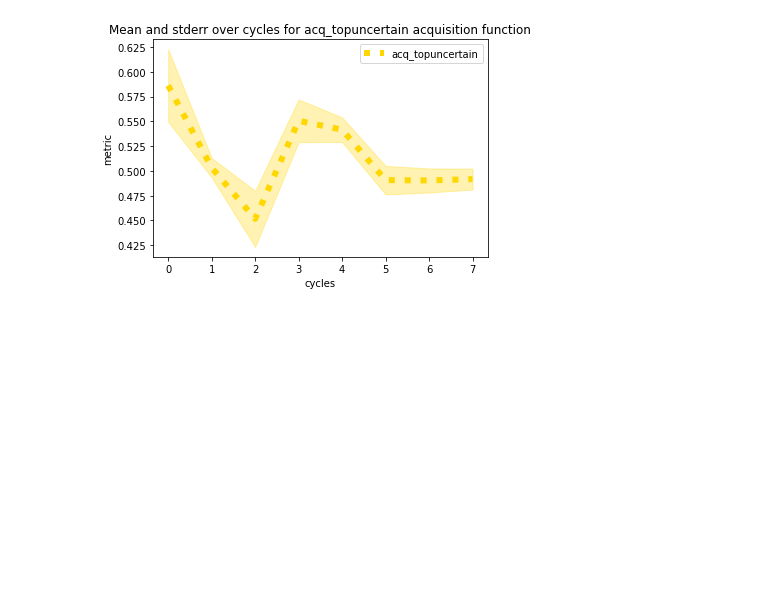
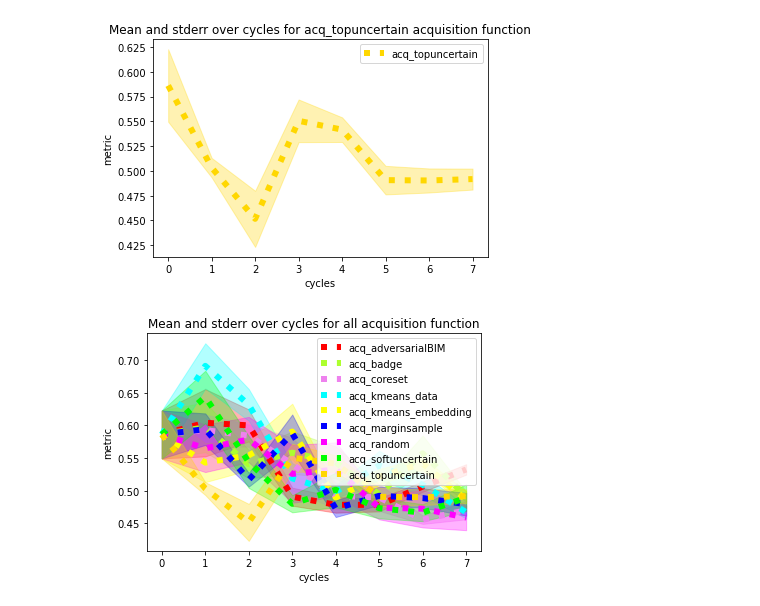
Before and after one commit to genedisco/genedisco, a Jupyter notebook: genedisco/visualization/visualization.ipynb, the cells around one changed output. Cells and saved outputs as stored; diff of their text form; code cells hidden in the pictures; blank space fills up the shorter version.

Commit message:
all acq functions on one figure

```diff
--- a/genedisco/visualization/visualization.ipynb
+++ b/genedisco/visualization/visualization.ipynb
@@ -152,3 +152,33 @@ for i in range(len(dfs)):
 [figure]
 [figure]
 [figure]
+# %%
+def plot_acq_together(df,acq_name,color):
+    D=df.to_numpy()
+    sems = np.std(D, axis=1, ddof=1) / np.sqrt(np.size(D))
+    means =np.mean(D, axis = 1)
+
+
+    plt.xlabel('cycles')
+    plt.ylabel('metric')
+    plt.title('Mean and stderr over cycles for all acquisition functions')
+
+    plt.plot([0,1,2,3,4,5,6,7],
+                        means,
+                        lw=6,
+                        ls=":", label=acq_name, color=color
+                    )
+
+    plt.fill_between(x=[0,1,2,3,4,5,6,7],
+                        y1=means - 1.96 * sems,
+                        y2=means + 1.96 * sems,
+                        alpha=0.3, color=color
+                    )
+    plt.legend(loc='best')
+    plt.savefig(f'plot_{acq_name}.jpg')
+# %%
+colors=['red','greenyellow','violet','cyan','yellow','blue','magenta','lime','gold']
+for i in range(len(dfs)):
+    plot_acq_together(dfs[i],df.index[i],colors[i])
+# %% [output]
+[figure, added]
```
